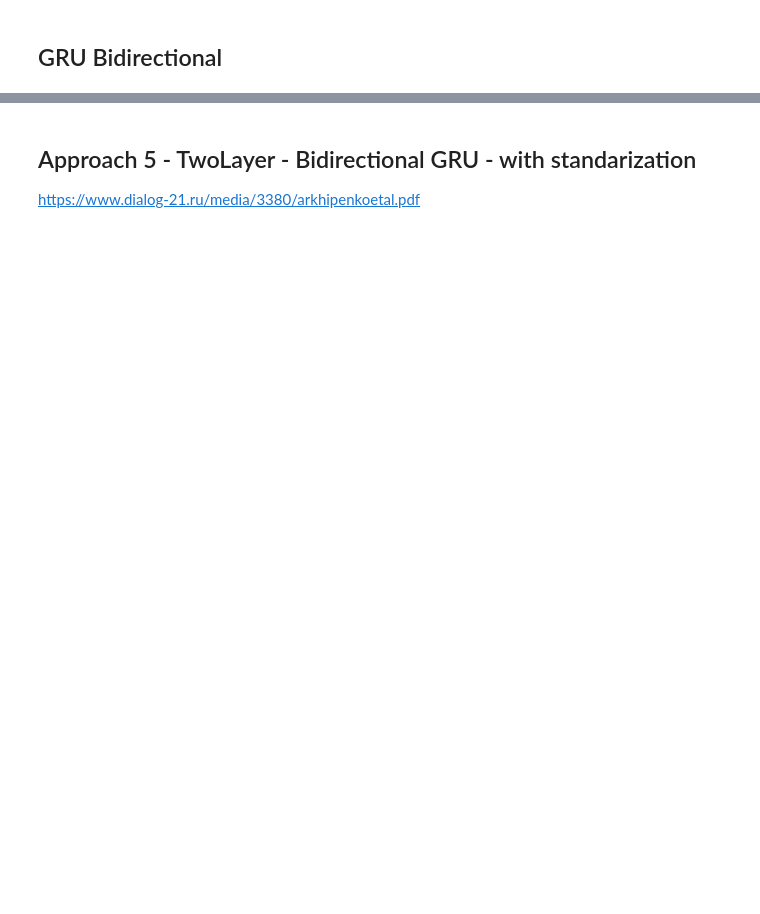
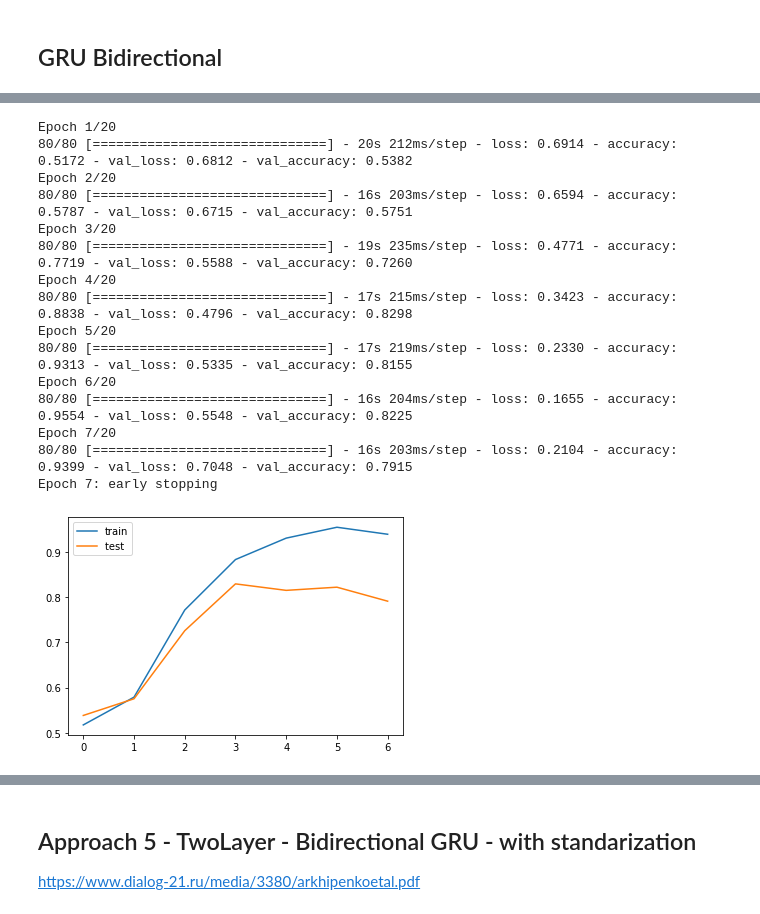
Before and after one commit to MaksymilianDemitraszek/Sentiment-analysis, a Jupyter notebook: 03_gru.ipynb, the cells around one changed output, grey strips where cells are left out. Drawn from its saved outputs; the diff is of its cells as text; code cells hidden in the pictures; blank space fills up the shorter version.

```diff
--- a/03_gru.ipynb
+++ b/03_gru.ipynb
@@ -21,0 +14,13 @@ X_train, y_train
+# %%
+shuffle = False
+import pandas as pd
+from sklearn.model_selection import train_test_split
+
+
+dataset = pd.read_csv('/content/drive/MyDrive/datasets/movie.csv', sep=",")
+X = dataset["text"]
+y = dataset["label"]
+
+X_train, X_test, y_train, y_test = train_test_split(X, y, test_size=0.8, shuffle=shuffle)
+
+X_train, y_train
@@ -51,4 +92,4 @@ model.summary()
 model.compile(loss="binary_crossentropy",optimizer="adam", metrics=["accuracy"])
 
 early_stopping = EarlyStopping(monitor='val_loss', patience=3, mode='min', verbose=1)
-model.fit(X_train, y_train, validation_data=(X_test, y_test), epochs=20, callbacks=[history_Adam, early_stopping])
+model.fit(X_train, y_train, validation_data=(X_test, y_test), epochs=20, batch_size=100, callbacks=[history_Adam, early_stopping])
@@ -92,8 +149,7 @@ model.add(vectorize_layer)
 model.add(Embedding(input_dim=len(vectorize_layer.get_vocabulary()), output_dim=64))
 
 
-model.add(Bidirectional(GRU(128, return_sequences=True)))
-model.add(Bidirectional(GRU(64)))
+model.add(Bidirectional(GRU(64, return_sequences=True)))
 model.add(Dense(32, activation='relu'))
 model.add(Dense(1, activation='sigmoid'))
 
@@ -101,14 +175,31 @@ model.summary()
 # %%
 model.compile(loss="binary_crossentropy",optimizer="adam", metrics=["accuracy"])
 
 early_stopping = EarlyStopping(monitor='val_loss', patience=3, mode='min', verbose=1)
 
-model.fit(X_train, y_train, validation_data=(X_test, y_test), epochs=20, callbacks=[history_Adam, early_stopping])
+model.fit(X_train, y_train, validation_data=(X_test, y_test), epochs=20, batch_size=100, callbacks=[history_Adam, early_stopping])
 
 plt.plot(history_Adam.history['accuracy'], label = "train")
 plt.plot(history_Adam.history['val_accuracy'], label = "test ")
 
 plt.legend()
 plt.show()
+# %% [output]
+Epoch 1/20
+80/80 [==============================] - 20s 212ms/step - loss: 0.6914 - accuracy: 0.5172 - val_loss: 0.6812 - val_accuracy: 0.5382
+Epoch 2/20
+80/80 [==============================] - 16s 203ms/step - loss: 0.6594 - accuracy: 0.5787 - val_loss: 0.6715 - val_accuracy: 0.5751
+Epoch 3/20
+80/80 [==============================] - 19s 235ms/step - loss: 0.4771 - accuracy: 0.7719 - val_loss: 0.5588 - val_accuracy: 0.7260
+Epoch 4/20
+80/80 [==============================] - 17s 215ms/step - loss: 0.3423 - accuracy: 0.8838 - val_loss: 0.4796 - val_accuracy: 0.8298
+Epoch 5/20
+80/80 [==============================] - 17s 219ms/step - loss: 0.2330 - accuracy: 0.9313 - val_loss: 0.5335 - val_accuracy: 0.8155
+Epoch 6/20
+80/80 [==============================] - 16s 204ms/step - loss: 0.1655 - accuracy: 0.9554 - val_loss: 0.5548 - val_accuracy: 0.8225
+Epoch 7/20
+80/80 [==============================] - 16s 203ms/step - loss: 0.2104 - accuracy: 0.9399 - val_loss: 0.7048 - val_accuracy: 0.7915
+Epoch 7: early stopping
+[figure, added]
 # %%
 model.evaluate(X_test,y_test)
```
Also changed, not shown: parts of 23 cells of this notebook.
